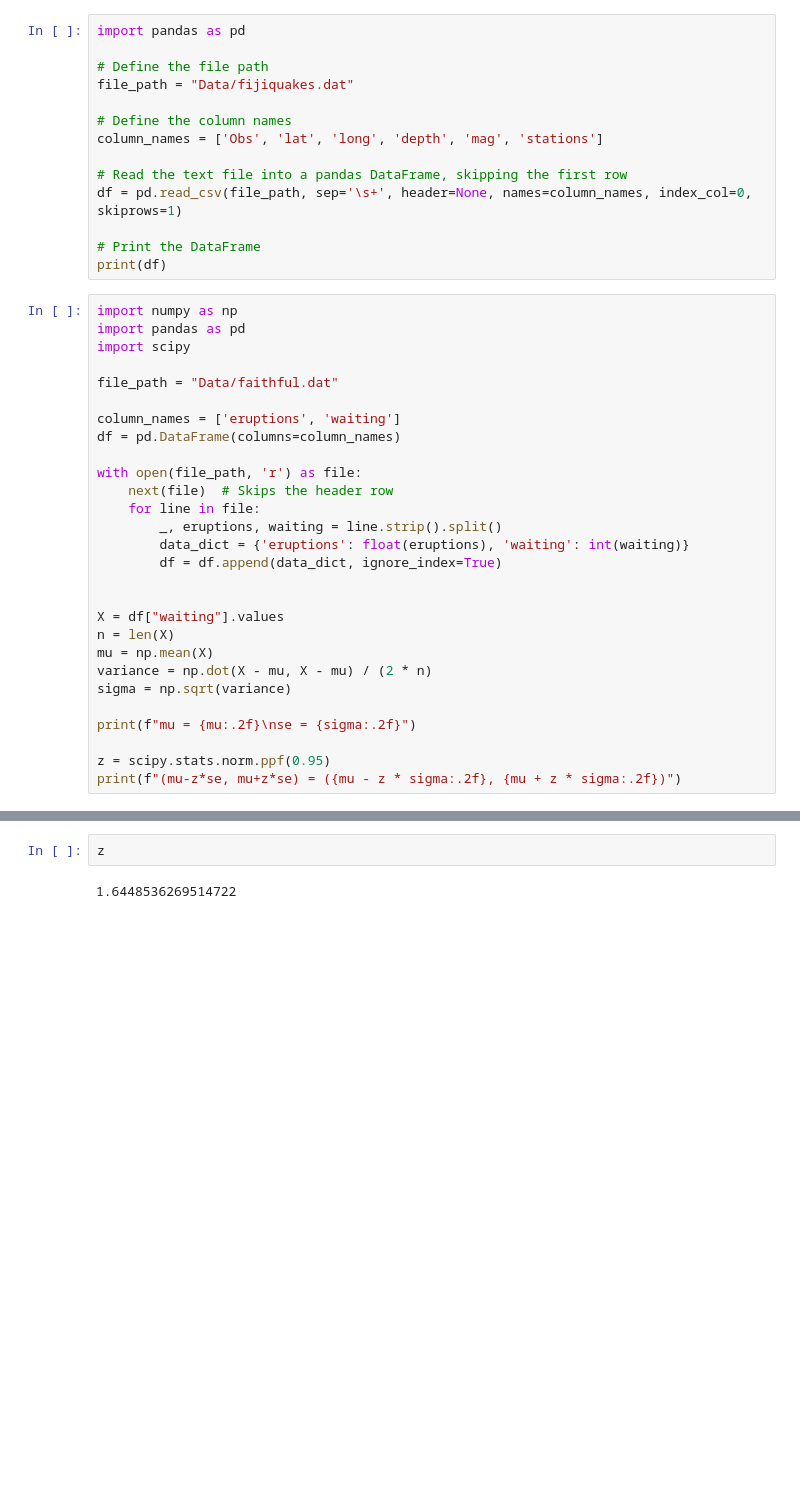
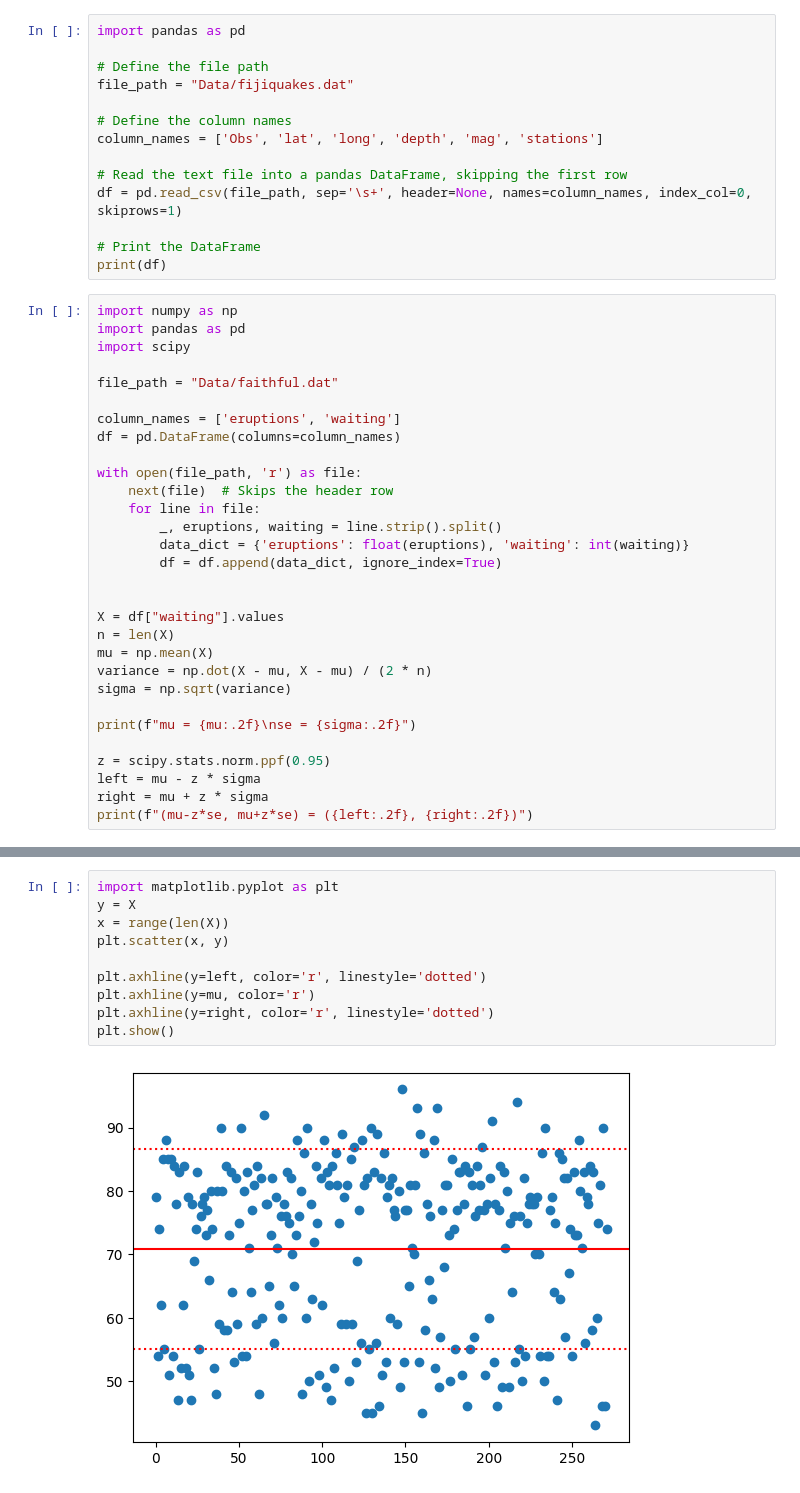
Before and after one commit to Daniel-Sinkin/Research-and-Development, a Jupyter notebook: Wasserman-Statistics/playground.ipynb, the cells around one changed output, grey strips where cells are left out. Saved outputs shown, nothing was run; the diff lists cells and outputs as text; blank space fills up the shorter version.

Commit message:
Continued working on the stat book, began with the third chapter, will work on that and fill in the gaps I've left over time, as the third chapter is the most, let's say, practical

```diff
--- a/Wasserman-Statistics/playground.ipynb
+++ b/Wasserman-Statistics/playground.ipynb
@@ -105,6 +105,8 @@ sigma = np.sqrt(variance)
 print(f"mu = {mu:.2f}\nse = {sigma:.2f}")
 
 z = scipy.stats.norm.ppf(0.95)
-print(f"(mu-z*se, mu+z*se) = ({mu - z * sigma:.2f}, {mu + z * sigma:.2f})")
+left = mu - z * sigma
+right = mu + z * sigma
+print(f"(mu-z*se, mu+z*se) = ({left:.2f}, {right:.2f})")
 # %% [output]
 mu = 70.90
@@ -113,4 +115,12 @@ se = 9.60
-# %%
-z
-# %% [output]
-1.6448536269514722
+# %%
+import matplotlib.pyplot as plt
+y = X
+x = range(len(X))
+plt.scatter(x, y)
+
+plt.axhline(y=left, color='r', linestyle='dotted')
+plt.axhline(y=mu, color='r')
+plt.axhline(y=right, color='r', linestyle='dotted')
+plt.show()
+# %% [output]
+[figure, added]
```
Also changed, not shown: parts of 4 cells of this notebook, 3 other files.
